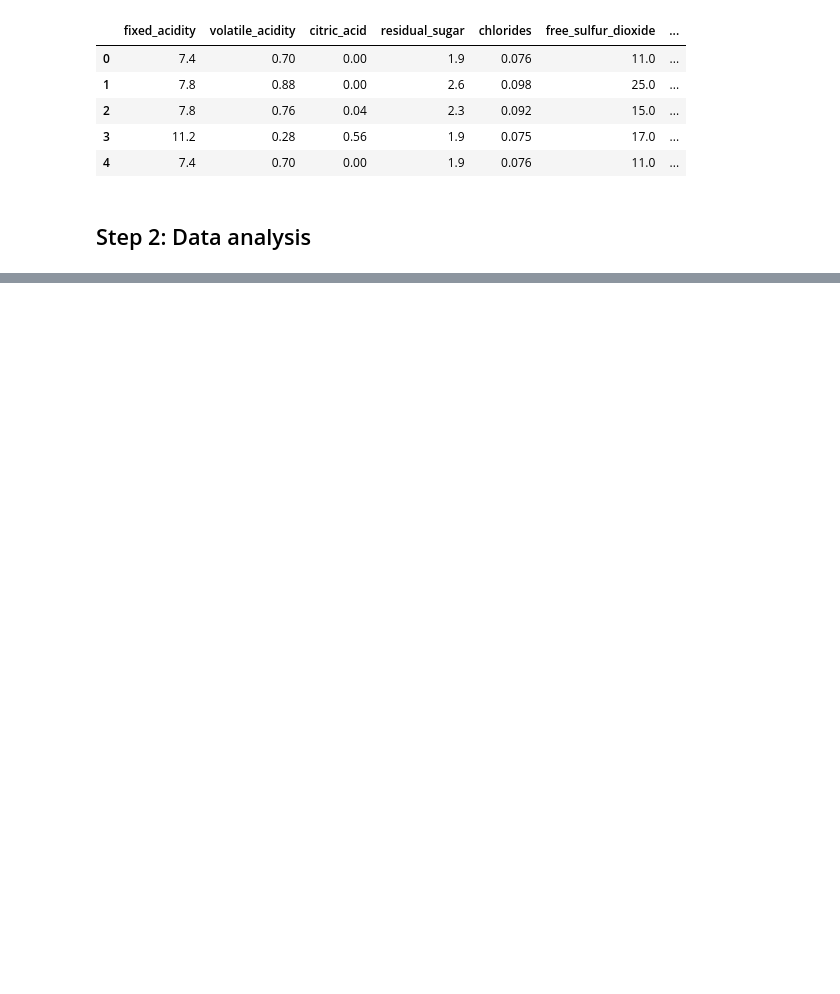
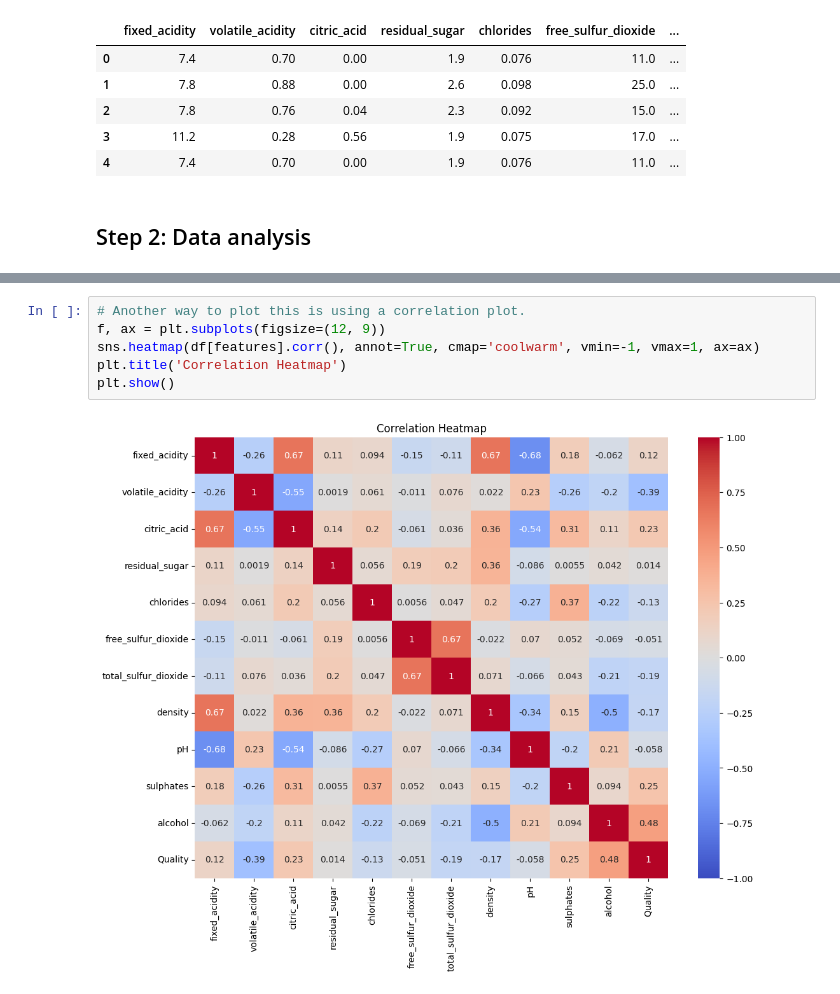
Before and after one commit to RealBack1/practice, a Jupyter notebook: Hands-on-session2/2025_2_Hands_on_session2_case1_practice.ipynb, the cells around one changed output, grey strips where cells are left out. Saved outputs shown, nothing was run; the diff lists cells and outputs as text; blank space fills up the shorter version.

```diff
--- a/Hands-on-session2/2025_2_Hands_on_session2_case1_practice.ipynb
+++ b/Hands-on-session2/2025_2_Hands_on_session2_case1_practice.ipynb
@@ -123,0 +154,8 @@ red = fetch_openml(data_id=40691, as_frame=True)
+# %%
+# Another way to plot this is using a correlation plot.
+f, ax = plt.subplots(figsize=(12, 9))
+sns.heatmap(df[features].corr(), annot=True, cmap='coolwarm', vmin=-1, vmax=1, ax=ax)
+plt.title('Correlation Heatmap')
+plt.show()
+# %% [output]
+[figure, added]
```
Also changed, not shown: parts of 12 cells of this notebook.
